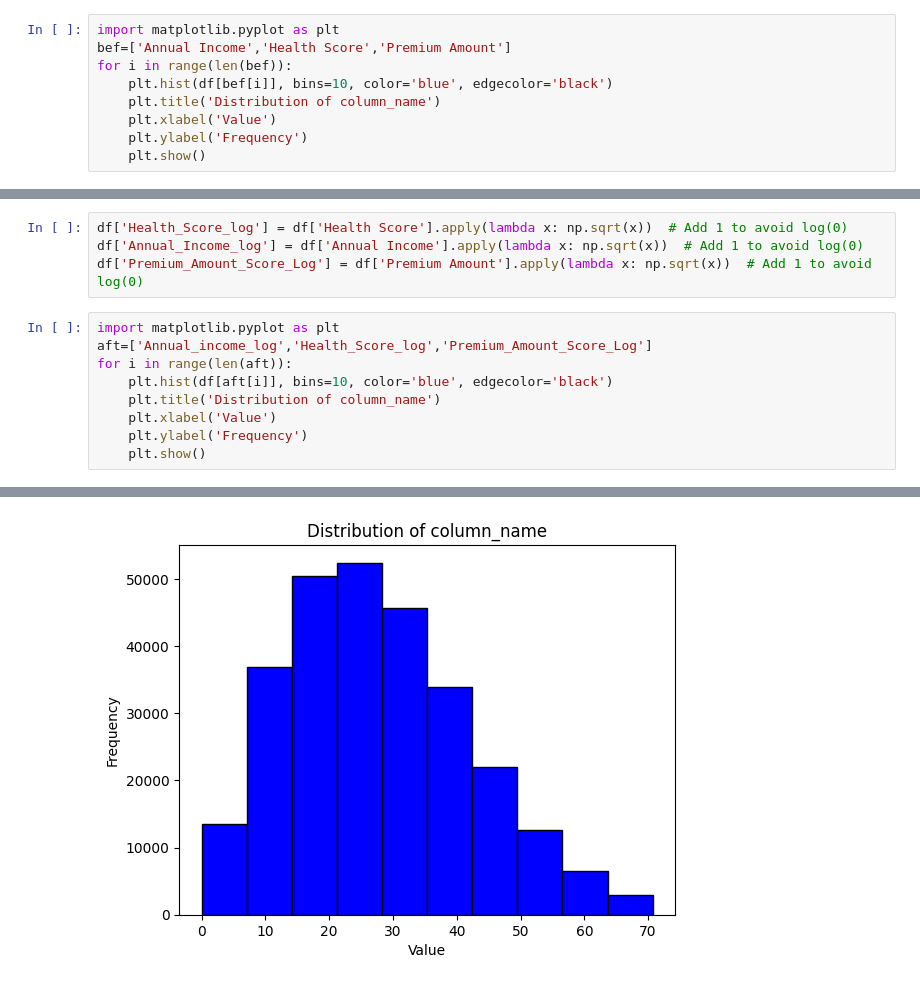
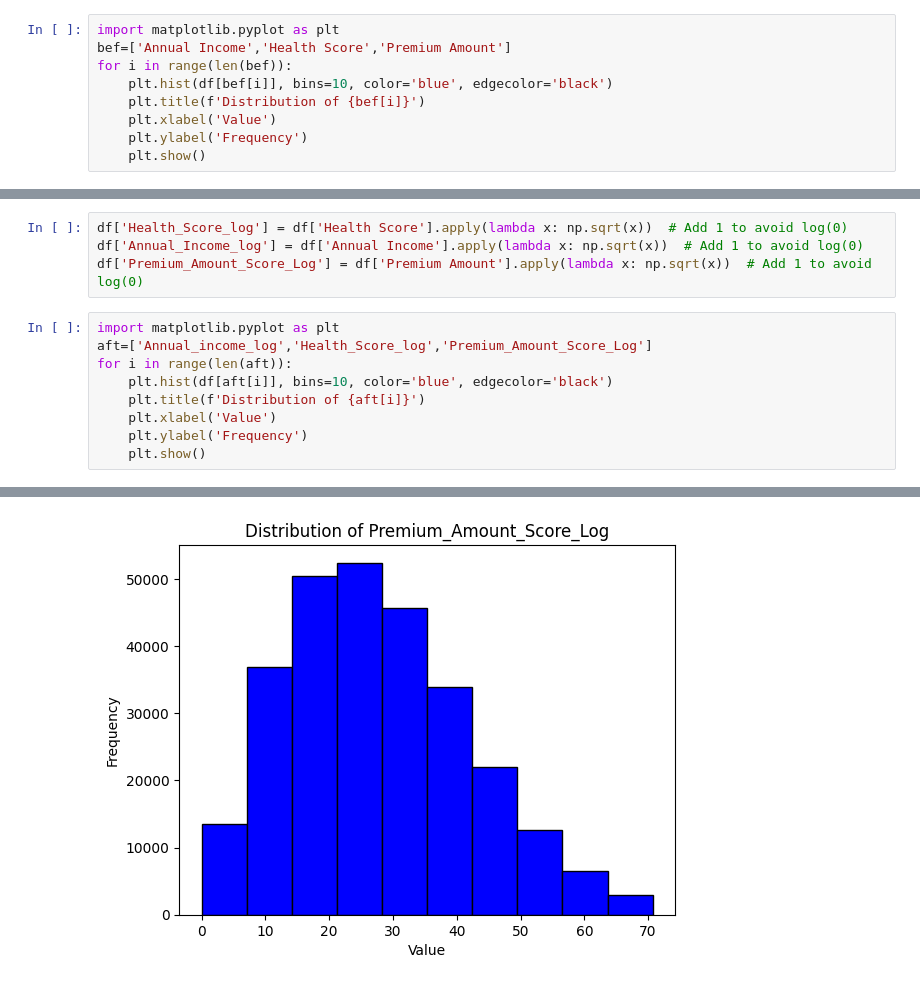
Before and after one commit to anmolmunnolli/insurance, a Jupyter notebook: version1.ipynb, the cells around one changed output, grey strips where cells are left out. Saved outputs shown, nothing was run; the diff lists cells and outputs as text.

```diff
--- a/version1.ipynb
+++ b/version1.ipynb
@@ -162,7 +162,7 @@ import matplotlib.pyplot as plt
 bef=['Annual Income','Health Score','Premium Amount']
 for i in range(len(bef)):
     plt.hist(df[bef[i]], bins=10, color='blue', edgecolor='black')
-    plt.title('Distribution of column_name')
+    plt.title(f'Distribution of {bef[i]}')
     plt.xlabel('Value')
     plt.ylabel('Frequency')
     plt.show()
@@ -179,7 +179,7 @@ import matplotlib.pyplot as plt
 aft=['Annual_income_log','Health_Score_log','Premium_Amount_Score_Log']
 for i in range(len(aft)):
     plt.hist(df[aft[i]], bins=10, color='blue', edgecolor='black')
-    plt.title('Distribution of column_name')
+    plt.title(f'Distribution of {aft[i]}')
     plt.xlabel('Value')
     plt.ylabel('Frequency')
     plt.show()
@@ -189 +189 @@ for i in range(len(aft)):
-[figure, old version]
+[figure, new version]
```
Also changed, not shown: parts of 2 cells of this notebook.
